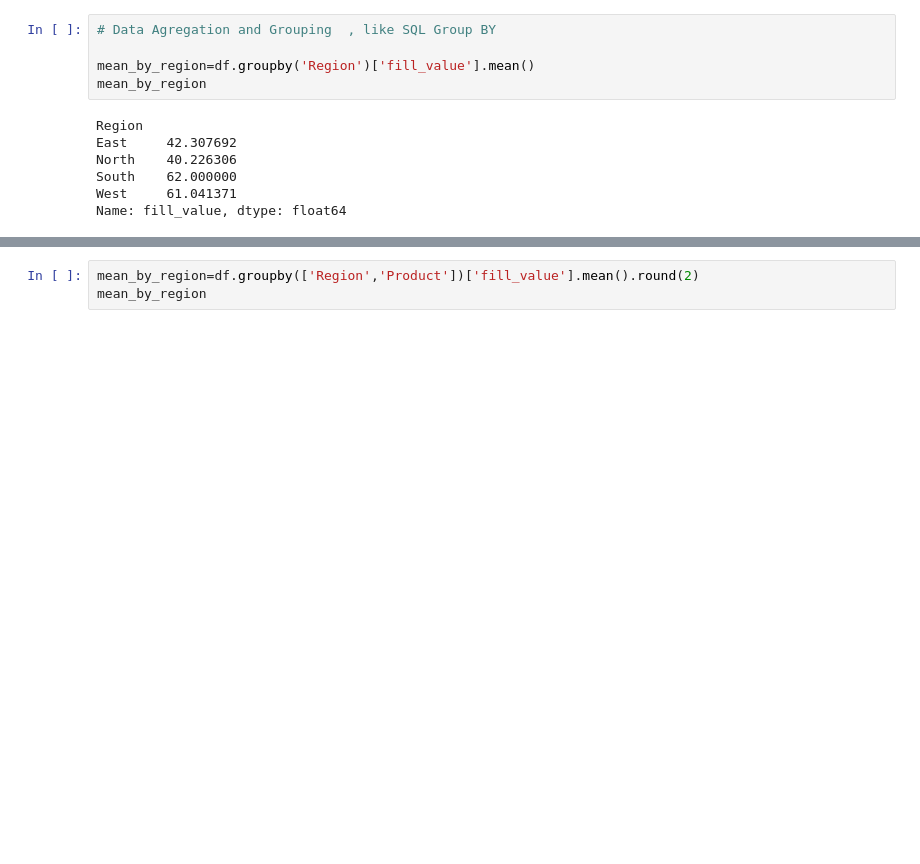
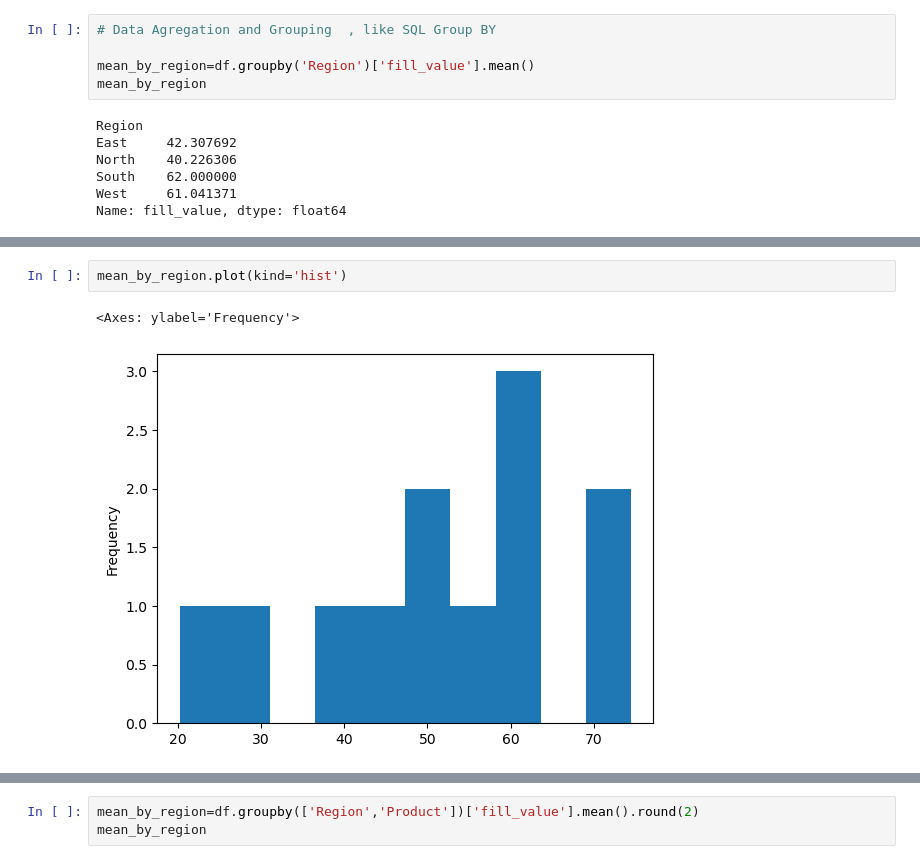
Before and after one commit to Tafheem-Ahemad/Python-Learning, a Jupyter notebook: 09dataAnalysis/dataManupliate.ipynb, the cells around one changed output, grey strips where cells are left out. Saved outputs shown, nothing was run; the diff lists cells and outputs as text; blank space fills up the shorter version.

```diff
--- a/09dataAnalysis/dataManupliate.ipynb
+++ b/09dataAnalysis/dataManupliate.ipynb
@@ -124,0 +131,5 @@ Name: fill_value, dtype: float64
+# %%
+mean_by_region.plot(kind='hist')
+# %% [output]
+<Axes: ylabel='Frequency'>
+[figure, added]
```
Also changed, not shown: parts of 3 cells of this notebook, 2 other files.
